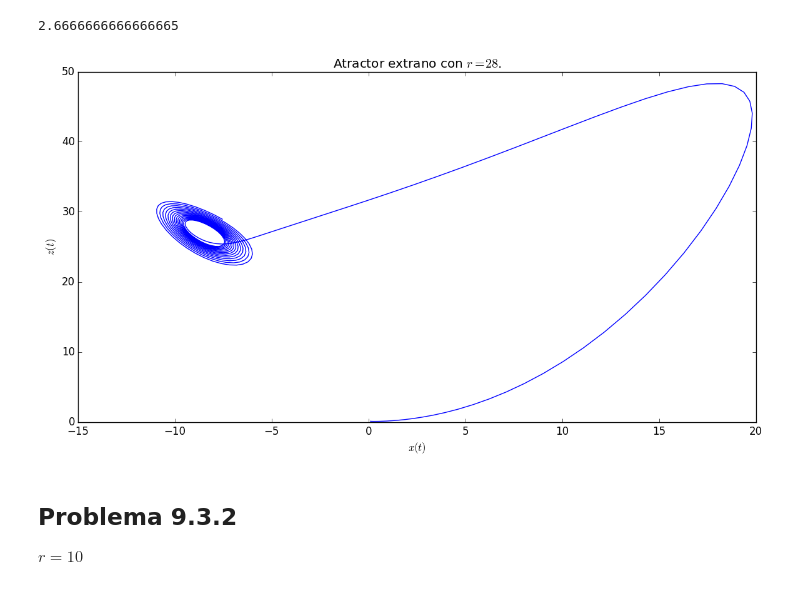
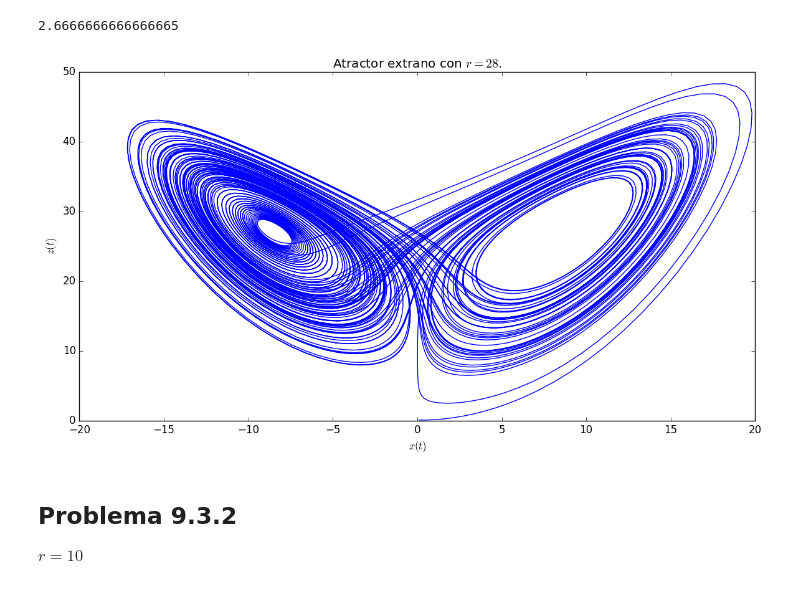
Before and after one commit to LFelipeGomez/ProyectoLorenz, a Jupyter notebook: Lorenz.ipynb, the cells around one changed output. Saved outputs shown, nothing was run; the diff lists cells and outputs as text; code cells hidden in the pictures.

```diff
--- a/Lorenz.ipynb
+++ b/Lorenz.ipynb
@@ -88,16 +88,17 @@ b = 8/3
 # %% [output]
 2.6666666666666665
 # %%
-t,x,y,z = lorenz(0.0,10,0.1,0.1,0.1,28,sigma,b,20);
+t,x,y,z = lorenz(0.0,100,0.1,0.1,0.1,28,sigma,b,20);
 # %%
 fig = figure("taylor_solution", figsize=(14,7))
+pygui(false)
 plot(x,z)
 ylabel(L"$z(t)$")
 xlabel(L"$x(t)$")
 title(L"Atractor extrano con $r = 28$.")
 show()
 # %% [output]
-[figure, old version]
+[figure, new version]
 # %% [markdown]
 ## Problema 9.3.2
 
```
Also changed, not shown: parts of 8 cells of this notebook, 2 other files.
